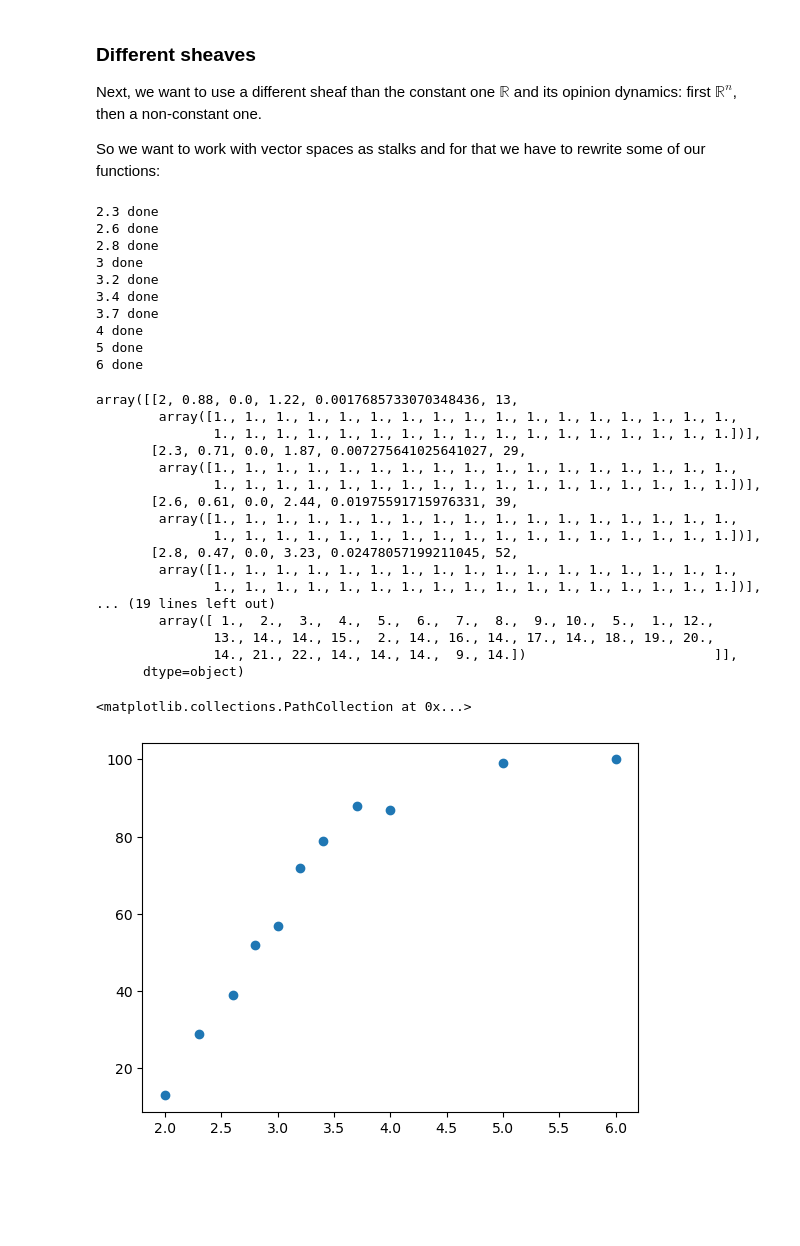
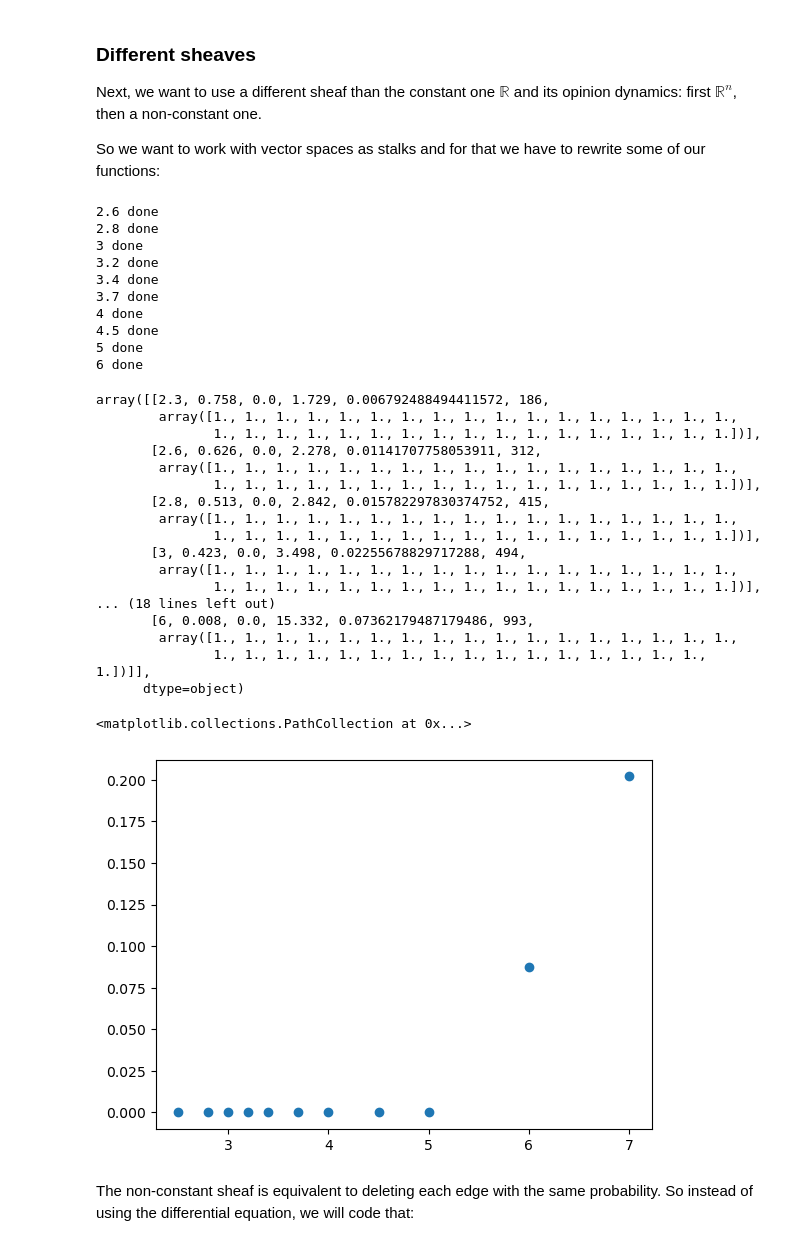
Before and after one commit to ArneWolf/Bd_confidence_communities, a Jupyter notebook: Main.ipynb, the cells around one changed output. Cells and saved outputs as stored; diff of their text form; code cells hidden in the pictures; blank space fills up the shorter version.

Commit message:
done with constant sheaf

```diff
--- a/Main.ipynb
+++ b/Main.ipynb
@@ -326,7 +326,7 @@ plt.scatter(data[:,0],data[:,1])
 # %% [markdown]
 To export the data as a csv file, use the following:
 # %%
-with open('/Users/arne/Documents/Uni/LSGNT/TDA/Data/const5_phi_n100_0restarts_25min.csv','w') as f:
+with open('/Users/arne/Documents/Uni/LSGNT/TDA/Data/const5_phi1_n1000_0restarts_264min.csv','w') as f:
     writer = csv.writer(f)
     for k in [0,1,2,3,4,5]:
         writer.writerow(data[:,k])
@@ -425,16 +425,15 @@ def vecalg(N,G,r,n):
     out=[r,np.max(res[:,1])/N,modularity(res[np.argmax(res[:,1]),0],G),anum/N,amod/N,len(res[:,1]),res[np.argmax(res[:,1]),0]]
     return out
 # %%
-N=100
+N=1000
 n=5
 G=nx.karate_club_graph()
-data=vecalg(N,G,2,n)
-for r in [2.3,2.6,2.8,3,3.2,3.4,3.7,4,5,6]:
+data=vecalg(N,G,2.3,n)
+for r in [2.6,2.8,3,3.2,3.4,3.7,4,4.5,5,6]:
     data=np.vstack([data,vecalg(N,G,r,n)])
     print(r,'done')
 data
 # %% [output]
-2.3 done
 2.6 done
 2.8 done
 3 done
@@ -442,27 +441,30 @@ data
 3.4 done
 3.7 done
 4 done
+4.5 done
 5 done
 6 done
-array([[2, 0.88, 0.0, 1.22, 0.0017685733070348436, 13,
+array([[2.3, 0.758, 0.0, 1.729, 0.006792488494411572, 186,
         array([1., 1., 1., 1., 1., 1., 1., 1., 1., 1., 1., 1., 1., 1., 1., 1., 1.,
                1., 1., 1., 1., 1., 1., 1., 1., 1., 1., 1., 1., 1., 1., 1., 1., 1.])],
-       [2.3, 0.71, 0.0, 1.87, 0.007275641025641027, 29,
+       [2.6, 0.626, 0.0, 2.278, 0.01141707758053911, 312,
         array([1., 1., 1., 1., 1., 1., 1., 1., 1., 1., 1., 1., 1., 1., 1., 1., 1.,
                1., 1., 1., 1., 1., 1., 1., 1., 1., 1., 1., 1., 1., 1., 1., 1., 1.])],
-       [2.6, 0.61, 0.0, 2.44, 0.01975591715976331, 39,
+       [2.8, 0.513, 0.0, 2.842, 0.015782297830374752, 415,
         array([1., 1., 1., 1., 1., 1., 1., 1., 1., 1., 1., 1., 1., 1., 1., 1., 1.,
                1., 1., 1., 1., 1., 1., 1., 1., 1., 1., 1., 1., 1., 1., 1., 1., 1.])],
-       [2.8, 0.47, 0.0, 3.23, 0.02478057199211045, 52,
+       [3, 0.423, 0.0, 3.498, 0.02255678829717288, 494,
         array([1., 1., 1., 1., 1., 1., 1., 1., 1., 1., 1., 1., 1., 1., 1., 1., 1.,
                1., 1., 1., 1., 1., 1., 1., 1., 1., 1., 1., 1., 1., 1., 1., 1., 1.])],
-... (19 lines left out)
-        array([ 1.,  2.,  3.,  4.,  5.,  6.,  7.,  8.,  9., 10.,  5.,  1., 12.,
-               13., 14., 14., 15.,  2., 14., 16., 14., 17., 14., 18., 19., 20.,
-               14., 21., 22., 14., 14., 14.,  9., 14.])                        ]],
+... (18 lines left out)
+       [6, 0.008, 0.0, 15.332, 0.07362179487179486, 993,
+        array([1., 1., 1., 1., 1., 1., 1., 1., 1., 1., 1., 1., 1., 1., 1., 1., 1.,
+               1., 1., 1., 1., 1., 1., 1., 1., 1., 1., 1., 1., 1., 1., 1., 1., 1.])]],
       dtype=object)
 # %%
-plt.scatter(data[:,0],data[:,5])
+plt.scatter(data[:,0],data[:,2])
 # %% [output]
 <matplotlib.collections.PathCollection at 0x...>
-[figure, old version]
+[figure, new version]
+# %% [markdown]
+The non-constant sheaf is equivalent to deleting each edge with the same probability. So instead of using the differential equation, we will code that:
```
Also changed, not shown: parts of 1 cell of this notebook.
